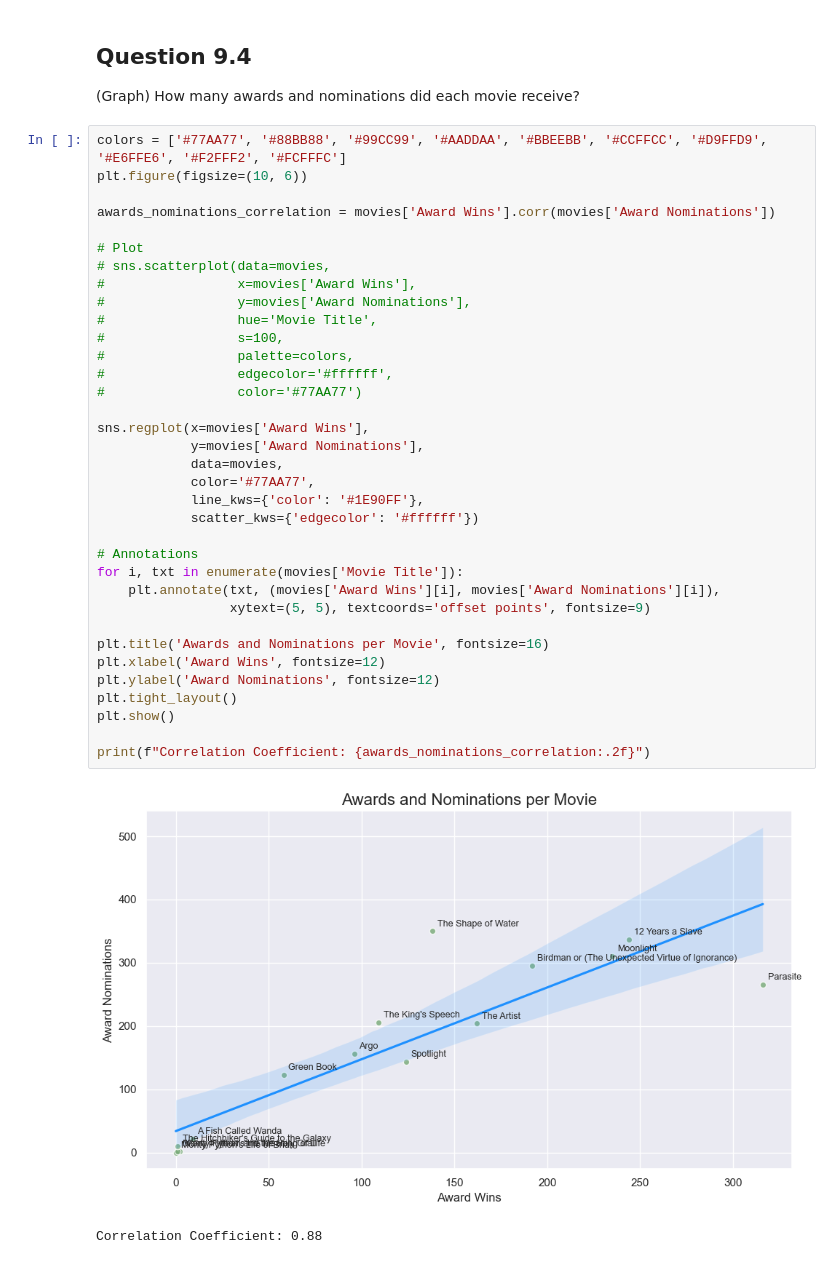
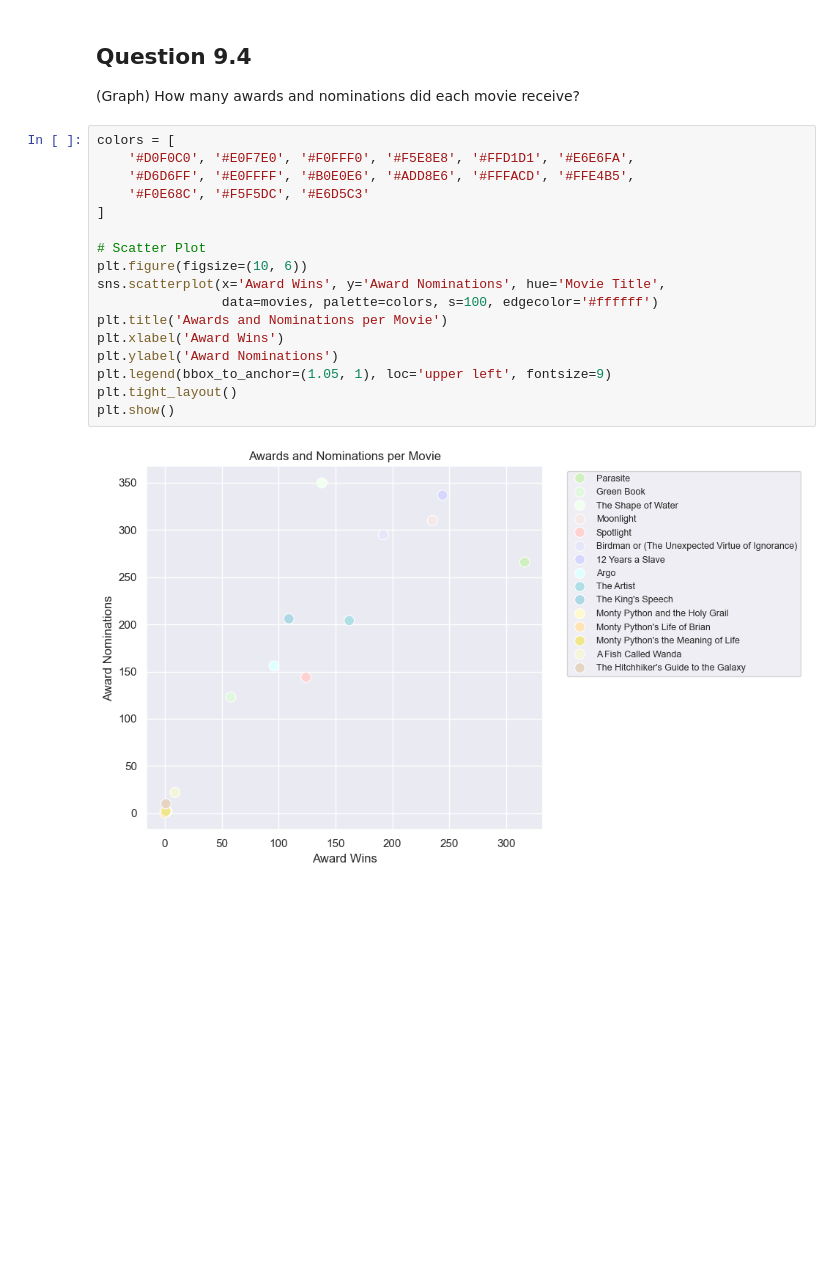
Before and after one commit to dtoshm/data_project_eight, a Jupyter notebook: movie_analysis.ipynb, the cells around one changed output. Saved outputs shown, nothing was run; the diff lists cells and outputs as text; blank space fills up the shorter version.

```diff
--- a/movie_analysis.ipynb
+++ b/movie_analysis.ipynb
@@ -98,41 +97,22 @@ Runtime and Award Wins have a
 # %% [markdown]
 ## Question 9.4
 (Graph) How many awards and nominations did each movie receive?
-# %%
-colors = ['#77AA77', '#88BB88', '#99CC99', '#AADDAA', '#BBEEBB', '#CCFFCC', '#D9FFD9', '#E6FFE6', '#F2FFF2', '#FCFFFC']
-plt.figure(figsize=(10, 6))
-
-awards_nominations_correlation = movies['Award Wins'].corr(movies['Award Nominations'])
-
-# Plot
-# sns.scatterplot(data=movies,
-#                 x=movies['Award Wins'],
-#                 y=movies['Award Nominations'],
-#                 hue='Movie Title',
-#                 s=100,
-#                 palette=colors,
-#                 edgecolor='#ffffff',
-#                 color='#77AA77')
-
-sns.regplot(x=movies['Award Wins'],
-            y=movies['Award Nominations'],
-            data=movies,
-            color='#77AA77',
-            line_kws={'color': '#1E90FF'},
-            scatter_kws={'edgecolor': '#ffffff'})
-
-# Annotations
-for i, txt in enumerate(movies['Movie Title']):
-    plt.annotate(txt, (movies['Award Wins'][i], movies['Award Nominations'][i]),
-                 xytext=(5, 5), textcoords='offset points', fontsize=9)
-
-plt.title('Awards and Nominations per Movie', fontsize=16)
-plt.xlabel('Award Wins', fontsize=12)
-plt.ylabel('Award Nominations', fontsize=12)
-plt.tight_layout()
-plt.show()
-
-print(f"Correlation Coefficient: {awards_nominations_correlation:.2f}")
-# %% [output]
-[figure, removed]
-Correlation Coefficient: 0.88
+# %%
+colors = [
+    '#D0F0C0', '#E0F7E0', '#F0FFF0', '#F5E8E8', '#FFD1D1', '#E6E6FA',
+    '#D6D6FF', '#E0FFFF', '#B0E0E6', '#ADD8E6', '#FFFACD', '#FFE4B5',
+    '#F0E68C', '#F5F5DC', '#E6D5C3'
+]
+
+# Scatter Plot
+plt.figure(figsize=(10, 6))
+sns.scatterplot(x='Award Wins', y='Award Nominations', hue='Movie Title',
+                data=movies, palette=colors, s=100, edgecolor='#ffffff')
+plt.title('Awards and Nominations per Movie')
+plt.xlabel('Award Wins')
+plt.ylabel('Award Nominations')
+plt.legend(bbox_to_anchor=(1.05, 1), loc='upper left', fontsize=9)
+plt.tight_layout()
+plt.show()
+# %% [output]
+[figure, added]
```
Also changed, not shown: parts of 2 cells of this notebook.
